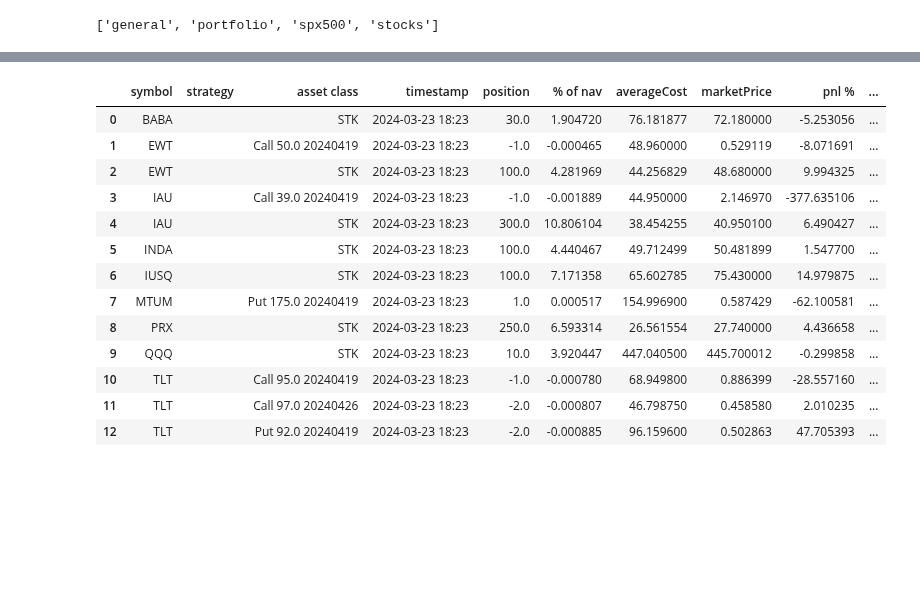
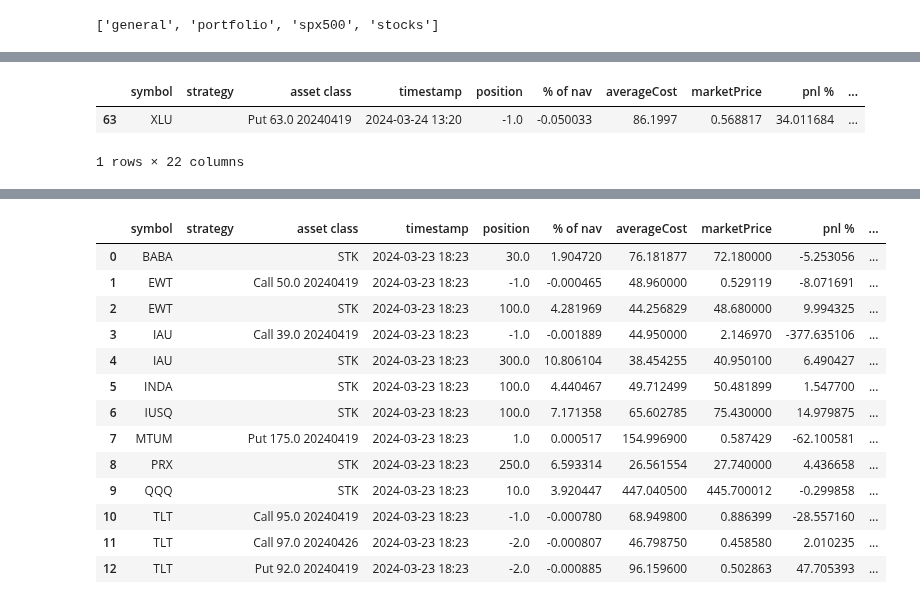
Before and after one commit to lowQuant/IB-Multi-Strategy-ATS, a Jupyter notebook: data_and_research/portfoliomanager_test.ipynb, the cells around one changed output, grey strips where cells are left out. Cells and saved outputs as stored; diff of their text form; code cells hidden in the pictures; blank space fills up the shorter version.

```diff
--- a/data_and_research/portfoliomanager_test.ipynb
+++ b/data_and_research/portfoliomanager_test.ipynb
@@ -165 +114,15 @@ df
+# %%
+lib = ac.get_library('portfolio')
+df = lib.read('positions').data
+filter_condition = (df['symbol'] == symbol) & \
+                       (df['asset class'] == asset_class) & \
+                       (df['position'] == float(position)) & \
+                       (df['strategy'] == strategy) & \
+                       (df['deleted'] == False)
+
+df[filter_condition]
+# %% [output]
+|  | symbol | strategy | asset class | timestamp | position | % of nav | averageCost | marketPrice | pnl % | ... |
+| 63 | XLU |  | Put 63.0 20240419 | 2024-03-24 13:20 | -1.0 | -0.050033 | 86.1997 | 0.568817 | 34.011684 | ... |
+1 rows × 22 columns
 # %%
```
Also changed, not shown: parts of 5 cells of this notebook, 3 other files.
